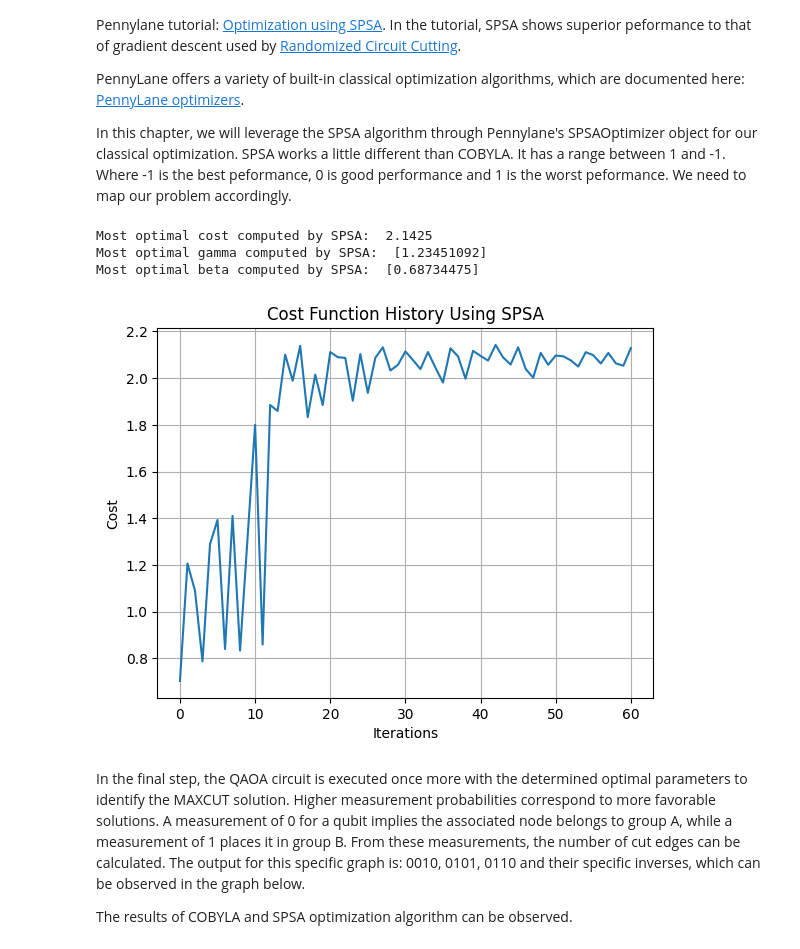
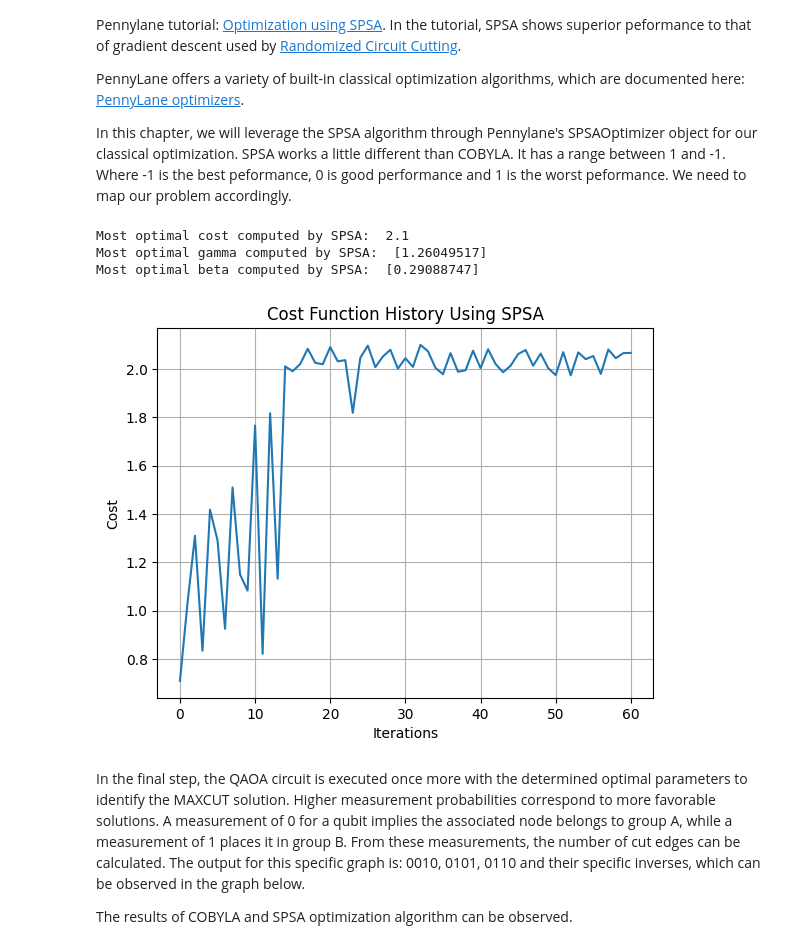
Before and after one commit to Mitch36/Wirecut-QAOA, a Jupyter notebook: experiments/QAOA-Notebook/Quantum Approxmate Optimization Algorithm.ipynb, the cells around one changed output. Drawn from its saved outputs; the diff is of its cells as text; code cells hidden in the pictures.

Commit message:
Integrated local implementation of SPSA since SPSA package contains bugs.

```diff
--- a/experiments/QAOA-Notebook/Quantum Approxmate Optimization Algorithm.ipynb
+++ b/experiments/QAOA-Notebook/Quantum Approxmate Optimization Algorithm.ipynb
@@ -224,39 +224,39 @@ In this chapter, we will leverage the SPSA algorithm through Pennylane's SPSAOpt
 # %%
 costHistory: list[float] = []
 
 optimalAvgCost: float = 0
 optimalParameters_SPSA: list[float] = []
 
 def OptimizeParameters(parameters):
     global optimalAvgCost, optimalParameters_SPSA
     gamma = parameters[:NUM_QAOA_LAYERS]
     beta = parameters[NUM_QAOA_LAYERS:]
     result = QaoaLayer(gamma, beta)[0]
     cost = CostFunction(G, result)
     if cost > optimalAvgCost:
         optimalAvgCost = cost
         optimalParameters_SPSA = parameters
     costHistory.append(cost)
-    return cost
+    return -cost # Negate the cost function for minimization
 
 # Maximize(OptimizeParameters, gammaGuess + betaGuess, num_iterations=NUM_OPTIMIZATION_ITERATIONS_SPSA, lr=0.2, lr_decay=0.602, px=0.2)
-Maximize(OptimizeParameters, gammaGuess + betaGuess, num_iterations=NUM_OPTIMIZATION_ITERATIONS_SPSA, a=0.2, c=0.2)
+SPSA_Minimize(OptimizeParameters, gammaGuess + betaGuess, num_iterations=NUM_OPTIMIZATION_ITERATIONS_SPSA, a=0.2, c=0.2)
 
 print("Most optimal cost computed by SPSA: ", optimalAvgCost)
 print("Most optimal gamma computed by SPSA: ", optimalParameters_SPSA[:NUM_QAOA_LAYERS])
 print("Most optimal beta computed by SPSA: ", optimalParameters_SPSA[NUM_QAOA_LAYERS:])
 
 plt.plot(costHistory)
 plt.title("Cost Function History Using SPSA")
 plt.ylabel("Cost")
 plt.xlabel("Iterations")
 plt.grid(True)
 plt.show()
 # %% [output]
-Most optimal cost computed by SPSA:  2.1425
-Most optimal gamma computed by SPSA:  [1.23451092]
-Most optimal beta computed by SPSA:  [0.68734475]
+Most optimal cost computed by SPSA:  2.1
+Most optimal gamma computed by SPSA:  [1.26049517]
+Most optimal beta computed by SPSA:  [0.29088747]
-[figure, old version]
+[figure, new version]
 # %% [markdown]
 In the final step, the QAOA circuit is executed once more with the determined optimal parameters to identify the MAXCUT solution. Higher measurement probabilities correspond to more favorable solutions. A measurement of 0 for a qubit implies the associated node belongs to group A, while a measurement of 1 places it in group B. From these measurements, the number of cut edges can be calculated. The output for this specific graph is: 0010, 0101, 0110 and their specific inverses, which can be observed in the graph below.
 
```
Also changed, not shown: parts of 5 cells of this notebook, 6 other files.
